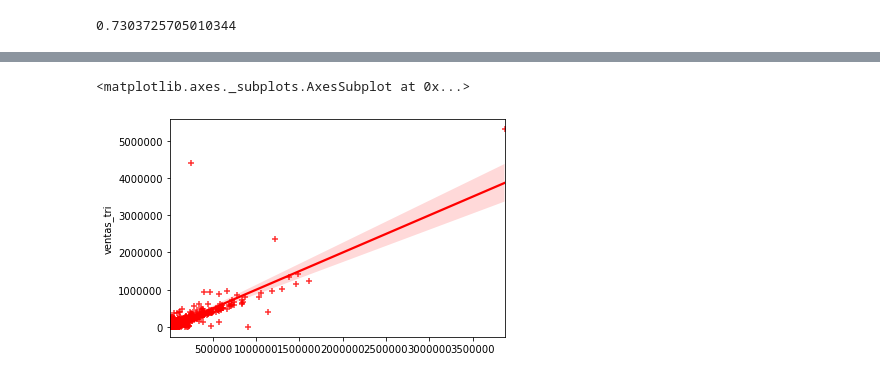
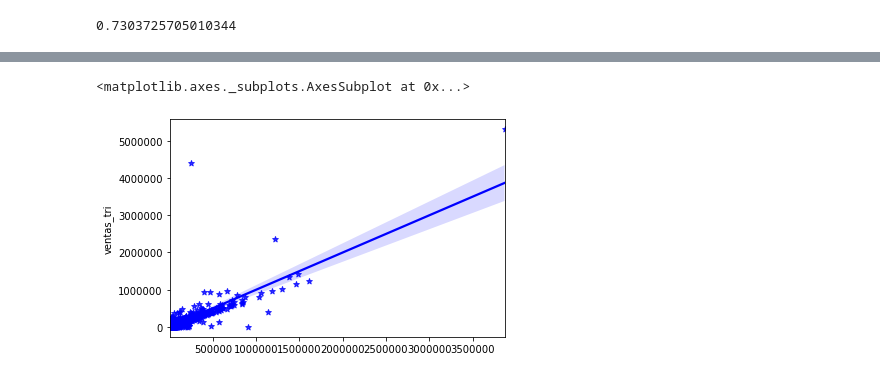
Before and after one commit to Andres707/AnalisisDatos_ENIGH, a Jupyter notebook: Lineal.ipynb, the cells around one changed output, grey strips where cells are left out. Drawn from its saved outputs; the diff is of its cells as text; code cells hidden in the pictures.

```diff
--- a/Lineal.ipynb
+++ b/Lineal.ipynb
@@ -425,7 +425,7 @@ strong multicollinearity or other numerical problems.
 # %%
 # use the function regplot to make a scatterplot
 #Plot data and a linear regression model fit
-sns.regplot(x=predictions, y=y,scatter=True, color='r', marker="+")
+sns.regplot(x=predictions, y=y,scatter=True, color='b', marker="*")
 # %% [output]
 <matplotlib.axes._subplots.AxesSubplot at 0x...>
-[figure, old version]
+[figure, new version]
```
Also changed, not shown: parts of 1 cell of this notebook.
